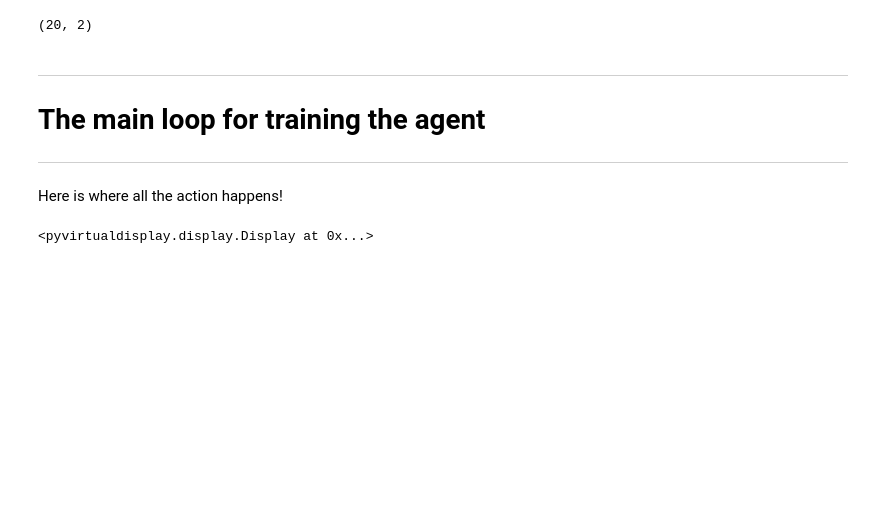
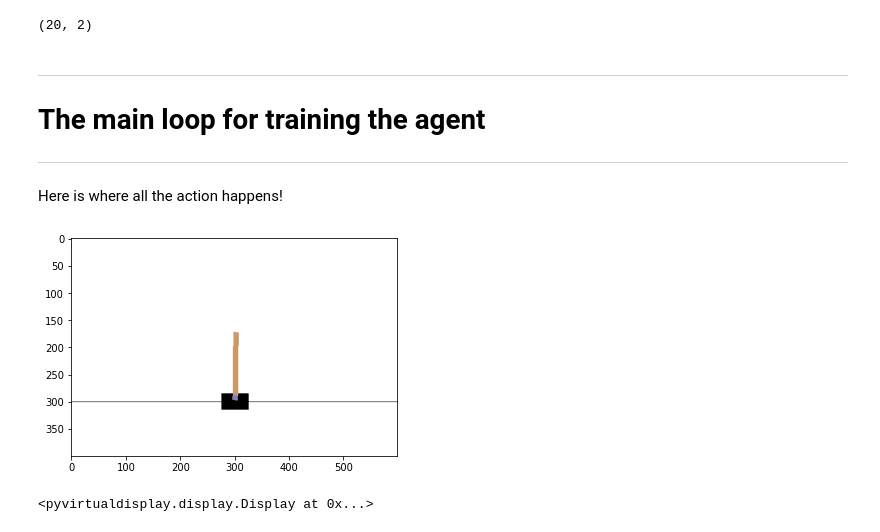
Before and after one commit to sadiakhaf/IEEE-Hands-On-RL-using-Python, a Jupyter notebook: IEEE_Hands_On_RL_using_Python_Prep.ipynb, the cells around one changed output. Saved outputs shown, nothing was run; the diff lists cells and outputs as text; code cells hidden in the pictures; blank space fills up the shorter version.

```diff
--- a/IEEE_Hands_On_RL_using_Python_Prep.ipynb
+++ b/IEEE_Hands_On_RL_using_Python_Prep.ipynb
@@ -303,6 +305,8 @@ agent = Agent(lr=0.1, gamma=0.95, act_space=env.action_space,
 print(agent.qtable.shape)
 # %% [output]
 (20, 2)
+# %%
+env_name = "CartPole-v1"
 # %% [markdown]
 
 ---
@@ -347,8 +351,8 @@ else:
       )
 # show_verbose = True  # print information for debugging
 show_verbose = False
-render_gym = False  # render gym
-# render_gym = True
+# render_gym = False  # render gym
+render_gym = True
 running_len = 5  # length of our running training data
 running_delta = []  # running delta (e.g. the last running_len delta update)
 running_acc = []  # running accuracy (e.g. the last running_len accuracy)
@@ -363,20 +367,18 @@ for episode_i in range(num_episodes): # episode loop
   n_successes: int = 0  # number of optimal actions (actions with maximum reward)
   cumul_r: float = 0.0  # cumulative reward
   ############### Reset the environment and get initial o ##########################
-
-
-
+  o = env.reset()
 
   if "CartPole" in env_name:
     o = get_discrete_state(o,obs_space_len=len(env.observation_space.high),bins=bins)
   while not done:
     ################ Call the act function from agent and get the action for current o and episode_i ####################
-
+    a =  agent.act(o = o, episode_i= episode_i)
 
 
 
     ################ Pass this action to what function now? ############### What to get from that function? #############
-
+    o_prime, r, done, _ = env.step(action=a)
 
 
 
@@ -387,7 +389,7 @@ for episode_i in range(num_episodes): # episode loop
     delta_update.append(agent.update(o=o,a=a,r=r,o_prime=o_prime))  # update agent with transition, get delta update
 
     ######################## Update the state ##################################
-
+    o = o_prime
 
 
 
@@ -404,33 +406,35 @@ for episode_i in range(num_episodes): # episode loop
           ipythondisplay.display(plt.gcf())
       if show_verbose:   # show transition of our model (e.i. <o, a, r, o'>)
         print(
           'transition=<{o}, {a}, {r}, {o_prime}>,'
           ' delta_update={delta}'.format(
             o=o, a=a, r=r, o_prime=o_prime, delta=delta_update[-1]
           )
         )
 
   running_acc.append(n_successes / step_counter)  # add latest accuracy to running data
   running_delta.append(sum(delta_update).item())  # add latest update delta to running data
   # print(running_delta)
   print(
     'episode {episode_i}: cumul_reward={cumul_r}, accuracy:{acc:0.1}, '
     'cumul_delta={cumul_delta:0.1}, eps={eps:0.1}'.format(
       episode_i=episode_i, cumul_r=cumul_r, acc=running_acc[-1],
       cumul_delta=running_delta[episode_i], eps=agent.eps[episode_i]
     )
   )
 
   # training stop conditions
   if (
     all([acc == 1.0 for acc in running_acc])  # all running accuracy are maximized
     and all([delta < 0.0001 for delta in running_delta])  # all running delta update a lower than 0.0001
     and episode_i >= running_len  # running data have reached running length
   ) or episode_i >= num_episodes + running_len:  # epsilon was 0 for all running data (nothing will change)
     break  # exit training loop
 
 ipythondisplay.clear_output(wait=True)
 env.close()  # close gym environment
+# %% [output]
+[figure, added]
 # %%
 display.stop()
 # %% [output]
```
Also changed, not shown: parts of 3 cells of this notebook.
